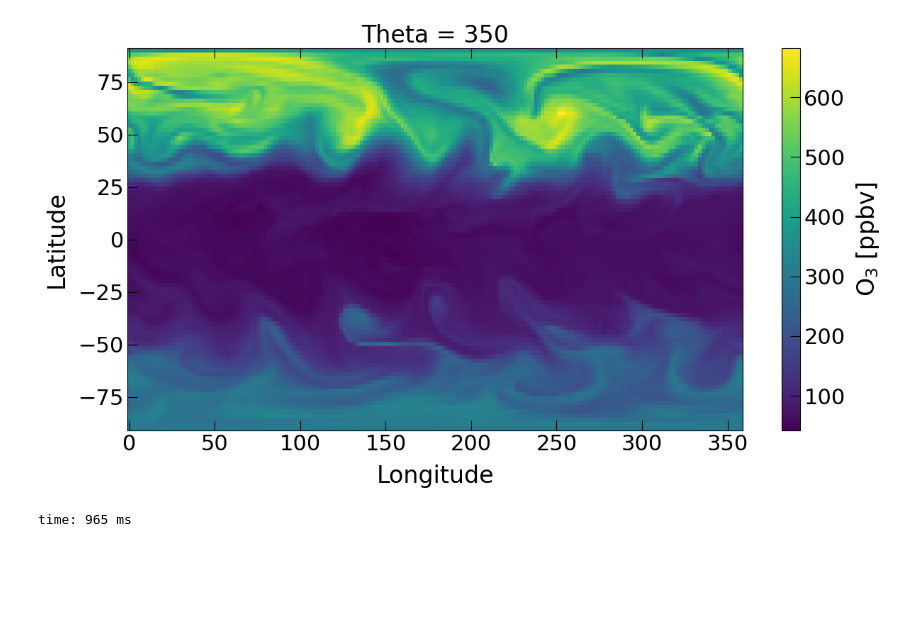
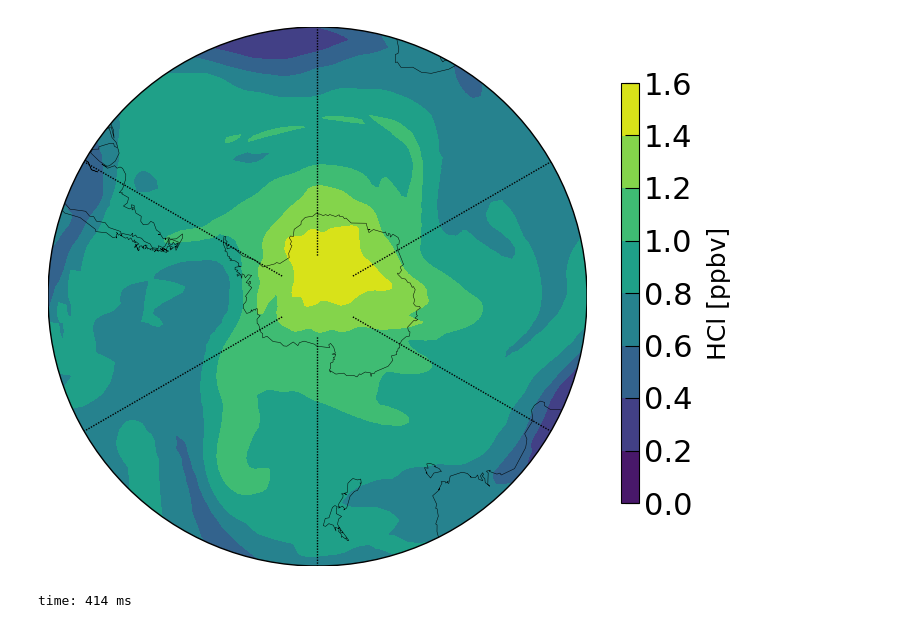
Before and after one commit to pankajkarman/reprobus, a Jupyter notebook: repro.ipynb, the cells around one changed output. Cells and saved outputs as stored; diff of their text form; code cells hidden in the pictures; blank space fills up the shorter version.

Commit message:
updated repro code

```diff
--- a/repro.ipynb
+++ b/repro.ipynb
@@ -62,0 +97,25 @@ time: 6.1 ms
+# %%
+def get_basemap(ax=None, min_lat=30):
+    if not ax:
+        fig, ax = facets(1, 1, width=10, aspect=0.6)
+        ax = ax[0]
+    m = Basemap(projection="spstere", lon_0=180, boundinglat=min_lat, round=True, ax=ax)
+    m.drawcoastlines(linewidth=0.35)
+    m.drawcountries(linewidth=0.35)
+    m.drawmeridians(np.arange(0, 360, 60), labels=[0, 0, 0, 0])
+    m.drawparallels(np.arange(20, 80, 20), labels=[1, 1, 0, 0])
+    return m
+
+
+def plot_data(molz, level=475, scale=1, min_lat=-45):
+    fig, ax = plt.subplots(1, 1, figsize=(9, 7))
+    cax = fig.add_axes([0.85, 0.2, 0.02, 0.6])
+    m = get_basemap(ax=ax, min_lat=min_lat)
+    data = molz.sel(Theta=level, method="nearest").T.values
+    data, lon = addcyclic(data, molz["Longitude"])
+    lat, lon = np.meshgrid(molz["Latitude"], lon)
+    lon, lat = m(lon, lat)
+    im = m.contourf(lon, lat, scale * data.T)
+    cb = plt.colorbar(im, cax=cax, orientation="vertical")
+    cb.set_label(label="%s" % (molz.attrs["long_name"]), size=18)
+    return fig, ax, cb
@@ -63,6 +125,6 @@ time: 6.1 ms
 # %%
 nlev = 60
-fname = 'MODEL_history_2019050112_001410'
+fname = "/media/pankaj/Data/reprobus/MODEL_history_2015050112_001410"
 bus = Reprobus(fname, nlev)
 bus.data
 # %% [output]
@@ -82,8 +152,7 @@ time: 24.6 s
-# %%
-fig, ax = plt.subplots(1, 1, figsize=(14, 7))
-bus.data['Ozone'].sel(Theta=350).T.plot(ax=ax)
-plt.savefig('altitude_reprobus.png', bbox_inches='tight')
-plt.show()
-# %% [output]
-[figure, removed]
-time: 965 ms
+# %%
+fig, ax, cb = plot_data(bus.data["HCl"], level=435, scale=1, min_lat=-30)
+# cb.set_label(label="%s" % ("Ozone [ppmv]"), size=18)
+plt.show()
+# %% [output]
+[figure, added]
+time: 414 ms
```
Also changed, not shown: parts of 5 cells of this notebook, 5 other files.
